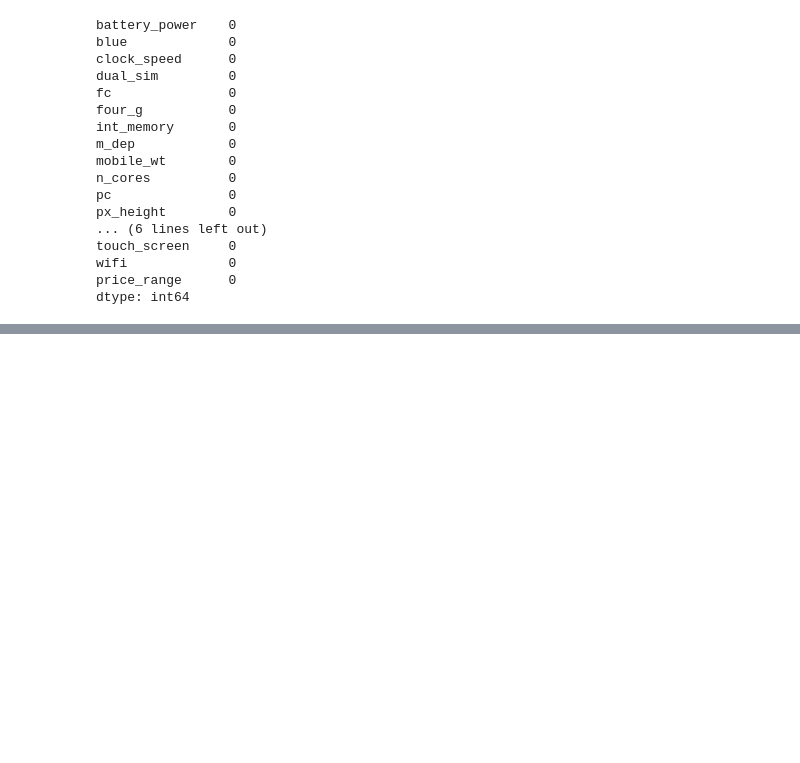
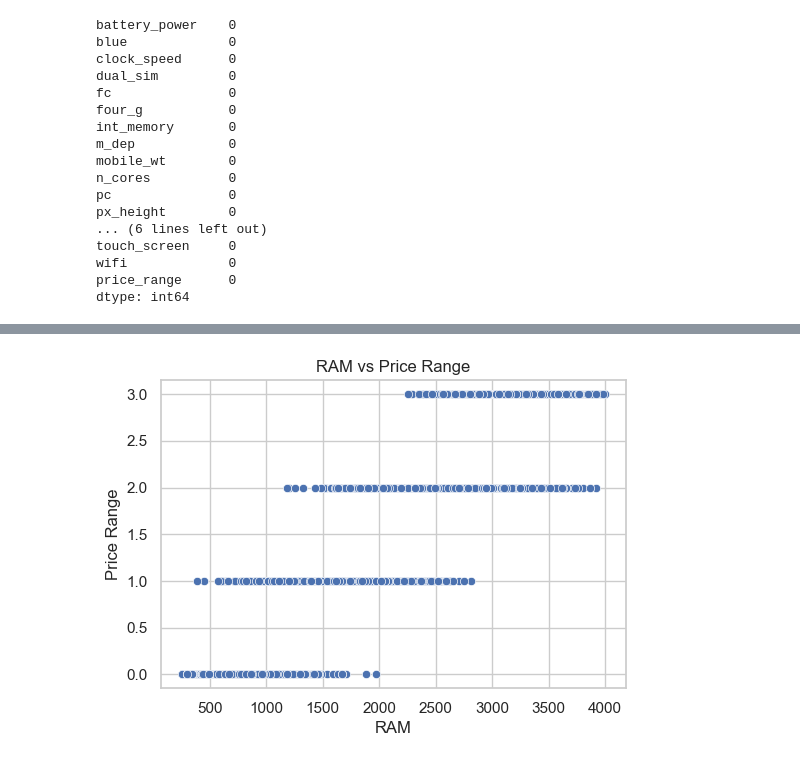
Before and after one commit to aFurkanSogutcu/Mobile-Price-Classification, a Jupyter notebook: preprocessing.ipynb, the cells around one changed output, grey strips where cells are left out. Cells and saved outputs as stored; diff of their text form; code cells hidden in the pictures; blank space fills up the shorter version.

```diff
--- a/preprocessing.ipynb
+++ b/preprocessing.ipynb
@@ -96,0 +216,11 @@ plt.show()
+# %%
+# Scatter plot, RAM’in fiyat aralığı üzerinde güçlü bir etkisi olduğunu göstermektedir.
+# RAM arttıkça price_range sınıflarının üst segmentlere doğru kaydığı gözlemlenmiştir.
+plt.figure(figsize=(6,4))
+sns.scatterplot(x=df["ram"], y=df["price_range"])
+plt.title("RAM vs Price Range")
+plt.xlabel("RAM")
+plt.ylabel("Price Range")
+plt.show()
+# %% [output]
+[figure, added]
```
Also changed, not shown: parts of 24 cells of this notebook, 2 other files.
